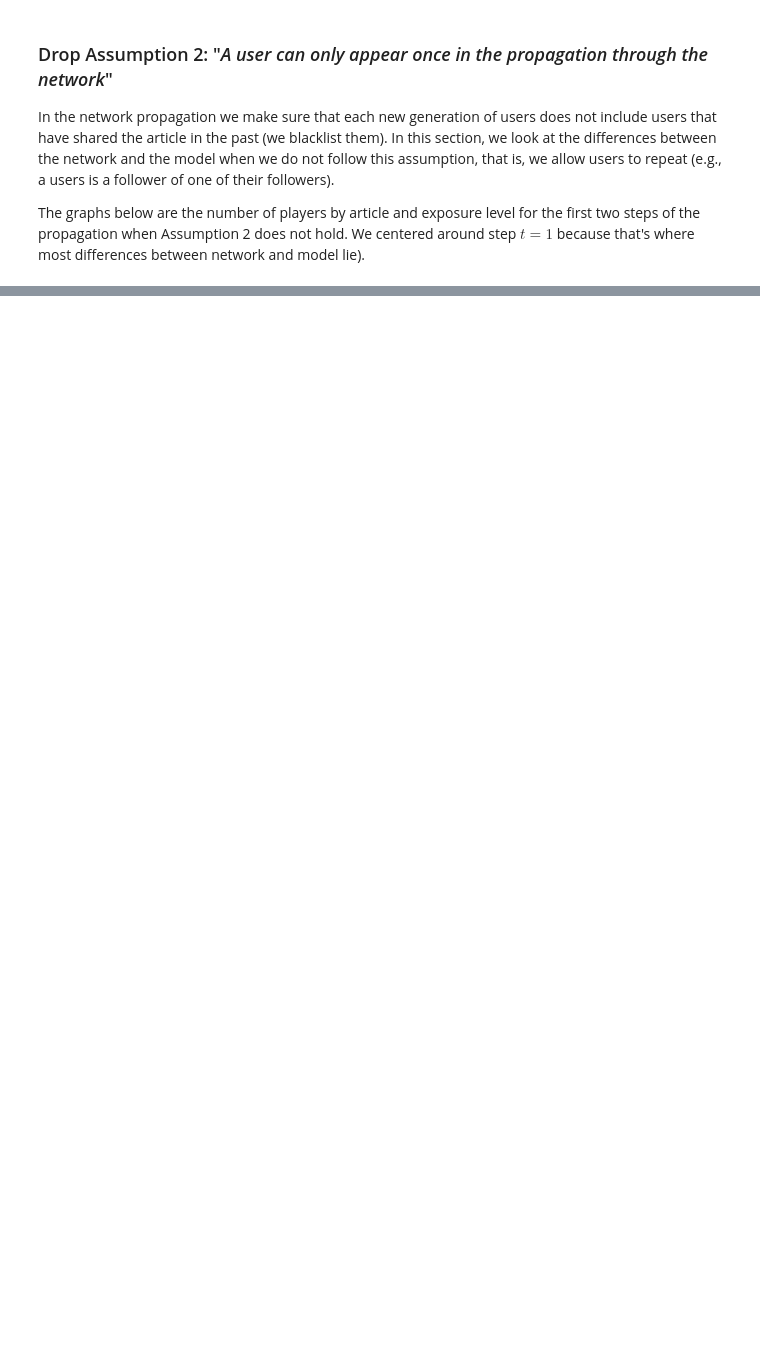
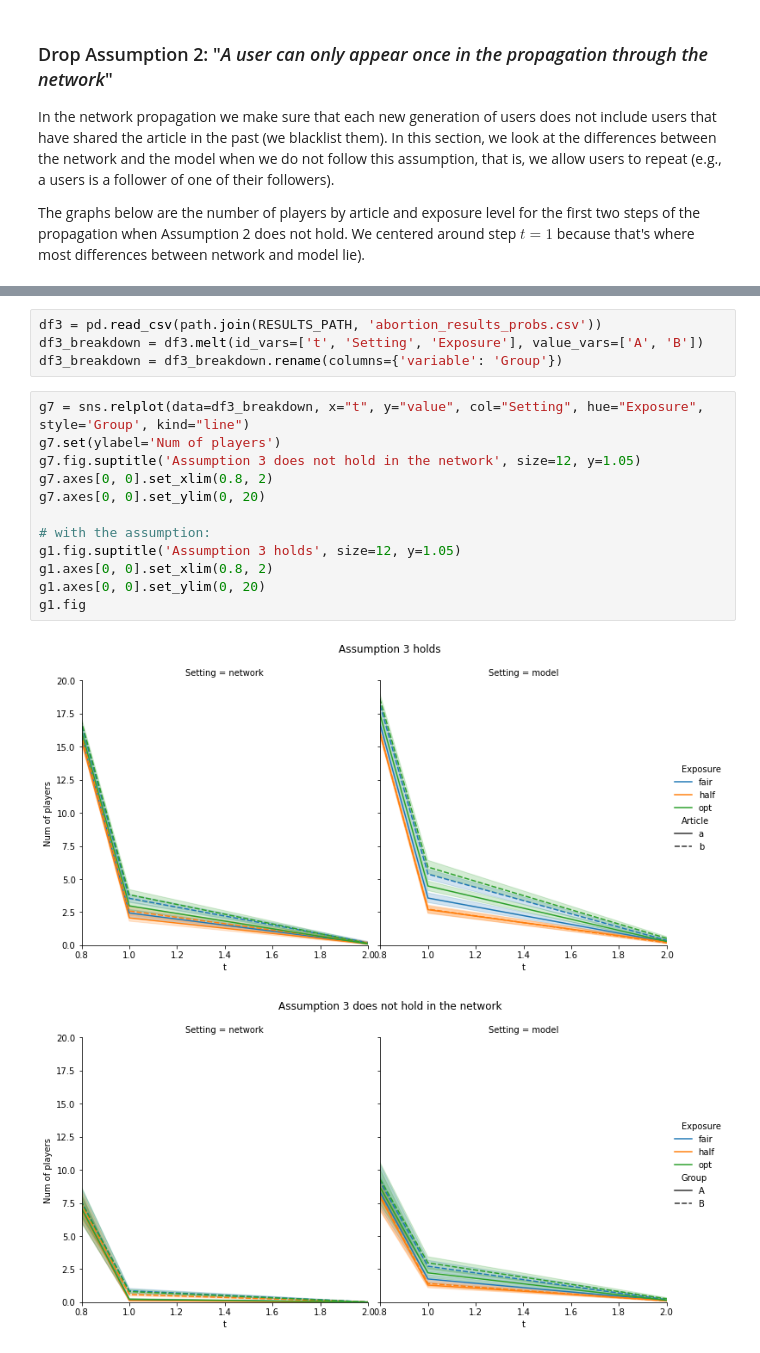
Before and after one commit to jfinocchiaro/long-term-fair-mdps, a Jupyter notebook: political-influence/real_network/abortion_plot_results.ipynb, the cells around one changed output, grey strips where cells are left out. Saved outputs shown, nothing was run; the diff lists cells and outputs as text; blank space fills up the shorter version.

Commit message:
fix issues with prob distrib

```diff
--- a/political-influence/real_network/abortion_plot_results.ipynb
+++ b/political-influence/real_network/abortion_plot_results.ipynb
@@ -104,0 +114,19 @@ It seems the results obtained with the model are closer to the network's if we d
+# %%
+df3 = pd.read_csv(path.join(RESULTS_PATH, 'abortion_results_probs.csv'))
+df3_breakdown = df3.melt(id_vars=['t', 'Setting', 'Exposure'], value_vars=['A', 'B'])
+df3_breakdown = df3_breakdown.rename(columns={'variable': 'Group'})
+# %%
+g7 = sns.relplot(data=df3_breakdown, x="t", y="value", col="Setting", hue="Exposure", style='Group', kind="line")
+g7.set(ylabel='Num of players')
+g7.fig.suptitle('Assumption 3 does not hold in the network', size=12, y=1.05)
+g7.axes[0, 0].set_xlim(0.8, 2)
+g7.axes[0, 0].set_ylim(0, 20)
+
+# with the assumption:
+g1.fig.suptitle('Assumption 3 holds', size=12, y=1.05)
+g1.axes[0, 0].set_xlim(0.8, 2)
+g1.axes[0, 0].set_ylim(0, 20)
+g1.fig
+# %% [output]
+[figure, added]
+[figure, added]
```
Also changed, not shown: parts of 14 cells of this notebook, 8 other files.
